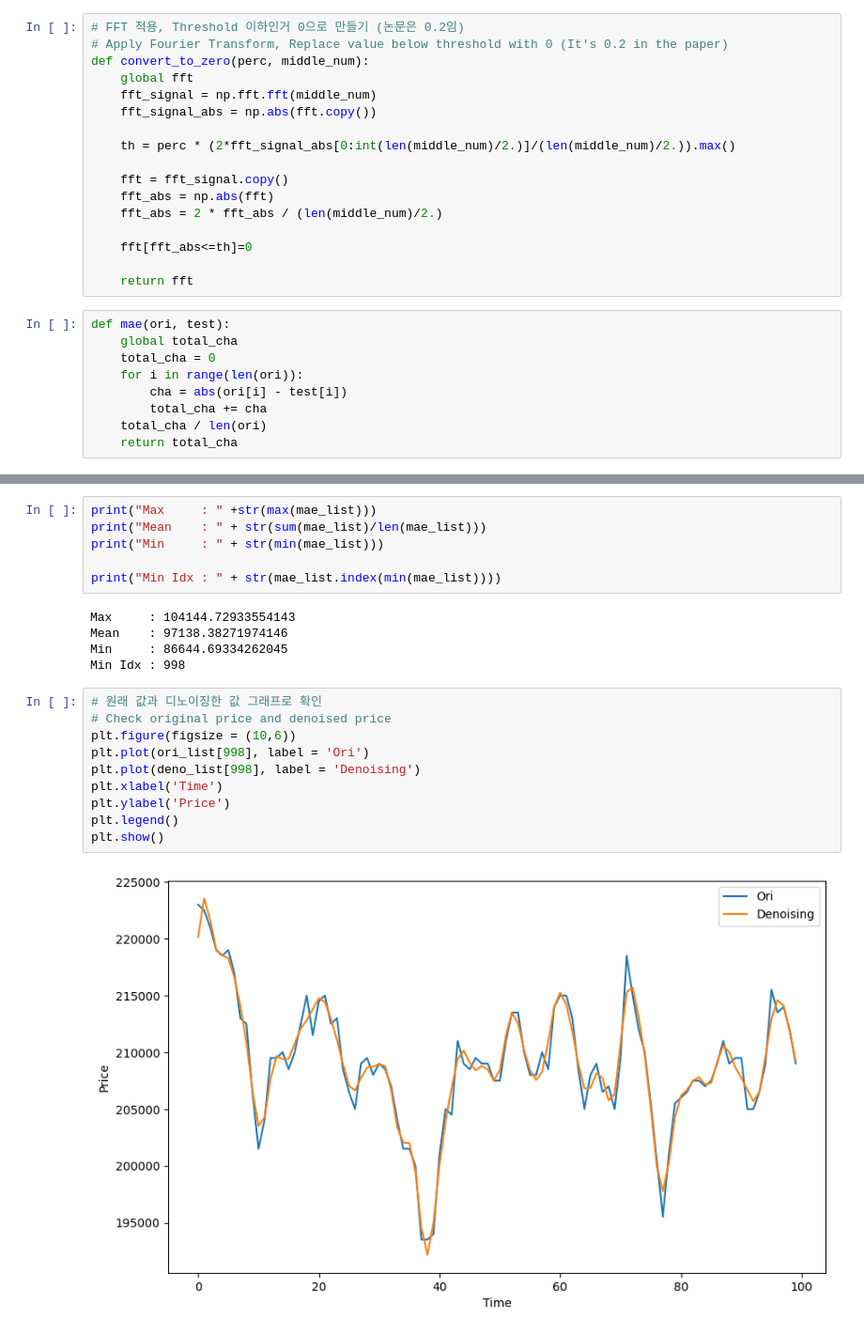
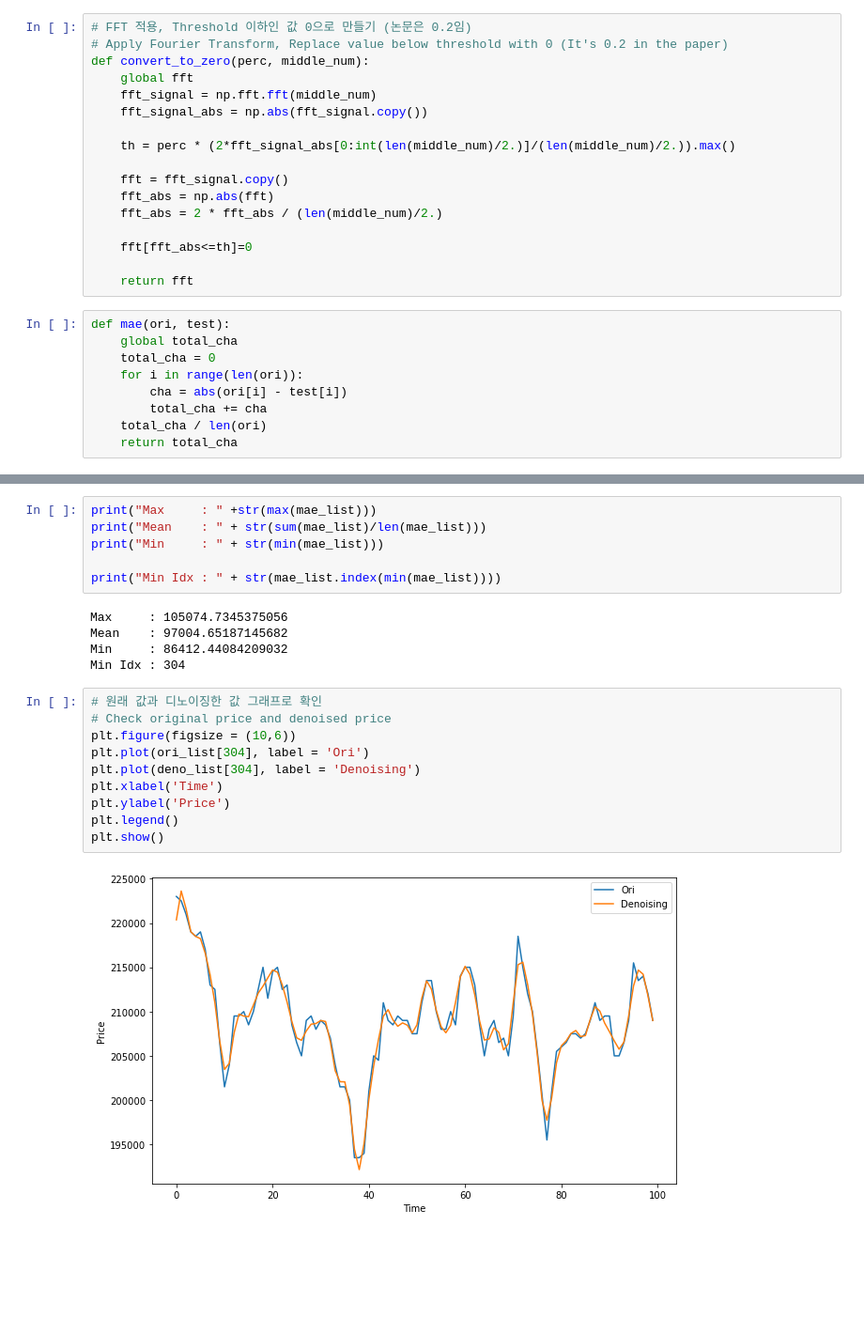
Before and after one commit to rushandgg/Fourier_Transform, a Jupyter notebook: padding_fourier.ipynb, the cells around one changed output, grey strips where cells are left out. Shown: that part at 94% size. Cells and saved outputs as stored; diff of their text form; blank space fills up the shorter version.

```diff
--- a/padding_fourier.ipynb
+++ b/padding_fourier.ipynb
@@ -46,12 +46,12 @@ def add_noise(n, price):
 
     return middle_num
 # %%
-# FFT 적용, Threshold 이하인거 0으로 만들기 (논문은 0.2임)
+# FFT 적용, Threshold 이하인 값 0으로 만들기 (논문은 0.2임)
 # Apply Fourier Transform, Replace value below threshold with 0 (It's 0.2 in the paper)
 def convert_to_zero(perc, middle_num):
     global fft
     fft_signal = np.fft.fft(middle_num)
-    fft_signal_abs = np.abs(fft.copy())
+    fft_signal_abs = np.abs(fft_signal.copy())
 
     th = perc * (2*fft_signal_abs[0:int(len(middle_num)/2.)]/(len(middle_num)/2.)).max()
 
@@ -95,19 +95,19 @@ print("Min     : " + str(min(mae_list)))
 
 print("Min Idx : " + str(mae_list.index(min(mae_list))))
 # %% [output]
-Max     : 104144.72933554143
-Mean    : 97138.38271974146
-Min     : 86644.69334262045
-Min Idx : 998
+Max     : 105074.7345375056
+Mean    : 97004.65187145682
+Min     : 86412.44084209032
+Min Idx : 304
 # %%
 # 원래 값과 디노이징한 값 그래프로 확인
 # Check original price and denoised price
 plt.figure(figsize = (10,6))
-plt.plot(ori_list[998], label = 'Ori')
-plt.plot(deno_list[998], label = 'Denoising')
+plt.plot(ori_list[304], label = 'Ori')
+plt.plot(deno_list[304], label = 'Denoising')
 plt.xlabel('Time')
 plt.ylabel('Price')
 plt.legend()
 plt.show()
 # %% [output]
-[figure, old version]
+[figure, new version]
```
Also changed, not shown: parts of 1 cell of this notebook.
